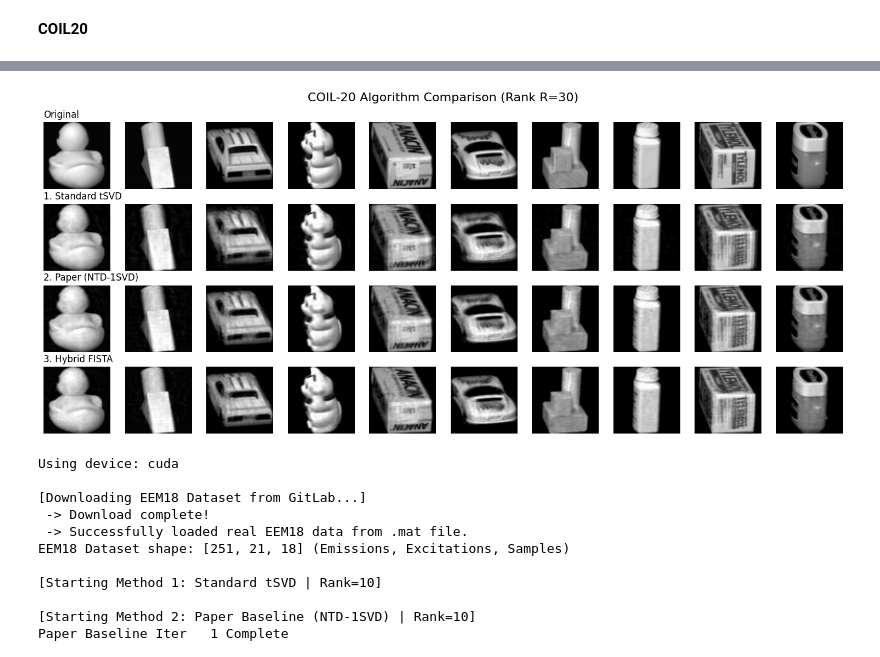
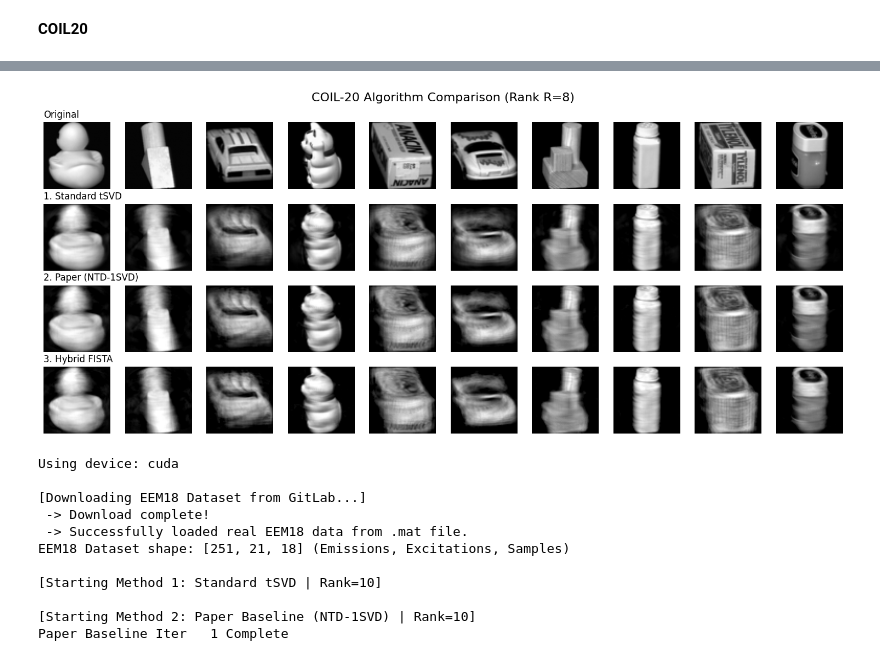
Before and after one commit to Thejuskuku/Hybrid_FISTA-RT, a Jupyter notebook: HybridFISTA-RT.ipynb, the cells around one changed output, grey strips where cells are left out. Cells and saved outputs as stored; diff of their text form; code cells hidden in the pictures.

```diff
--- a/HybridFISTA-RT.ipynb
+++ b/HybridFISTA-RT.ipynb
@@ -1799,10 +1897,10 @@ def tsvd(A):
 
 
 # ==========================================
-# 2. ALGORITHMS
+# 2. ALGORITHMS WITH CONVERGENCE CONDITIONS
 # ==========================================
 
-# METHOD 1: Standard tSVD
+# METHOD 1: Standard tSVD (One-shot matrix decomposition)
 def Standard_tSVD(M, R=30):
     print(f"\n[Starting Method 1: Standard tSVD | Rank={R}]")
     U, S, V = tsvd(M)
@@ -1810,13 +1908,19 @@ def Standard_tSVD(M, R=30):
     X = tprod(tprod(U_r, S_r), tran(V_r))
     return X
 
-# METHOD 2: NTD-1SVD (The Paper's Alternating Baseline)
-def NTD_1SVD_Paper(M, R=30, maxiters=100):
-    print(f"\n[Starting Method 2: Paper Baseline (NTD-1SVD) | Rank={R}]")
+# METHOD 2: NTD-1SVD (With Fitness Tracking & Convergence Check)
+def NTD_1SVD_Paper(M, R=30, maxiters=100, tol=1e-5):
+    print(f"\n[Starting Method 2: Paper Baseline (NTD-1SVD) | Rank={R}, tol={tol}]")
     idx0, idx1 = (M == 0), (M > 0)
     X_k = torch.zeros_like(M)
+    normM = torch.norm(M)
+
+    fit, fitold, best_fit = 0.0, 0.0, 0.0
+    best_X = torch.zeros_like(M)
 
     for iter_idx in range(1, maxiters + 1):
+        fitold = fit
+
         W = torch.zeros_like(M)
         W[idx1] = M[idx1]
         W[idx0] = torch.minimum(torch.zeros_like(X_k[idx0]), X_k[idx0])
@@ -1825,12 +1929,24 @@ def NTD_1SVD_Paper(M, R=30, maxiters=100):
         U_r, S_r, V_r = U[:, :R, :], S[:R, :R, :], V[:, :R, :]
         X_k = tprod(tprod(U_r, S_r), tran(V_r))
 
+        # Calculate reconstruction fitness signal
+        X_pos = torch.clamp(X_k, min=0)
+        fit = 1 - (torch.norm(M - X_pos) / normM)
+
+        if fit > best_fit:
+            best_fit, best_X = fit.item(), X_k.clone()
+
         if iter_idx % 20 == 0 or iter_idx == 1:
-            print(f"Paper Baseline Iter {iter_idx:3d} Complete")
+            print(f"Paper Baseline Iter {iter_idx:3d} | Fit = {fit:.4f}")
 
-    return X_k
+        # Convergence condition check
+        if iter_idx > 1 and abs(fit - fitold) < tol:
+            print(f" -> Paper Baseline converged early at iteration {iter_idx} (|Δfit| = {abs(fit - fitold):.6e} < tol = {tol})")
+            break
 
-# METHOD 3: Hybrid FISTA + Tracking (Your Optimized Method)
+    return best_X
+
+# METHOD 3: Hybrid FISTA + Tracking (Optimized with Safety Brake & Convergence Check)
 def NTD_tSVD_FISTA_Optimized(X, R=30, alpha=0.2, alpha_decay=0.90, maxiters=100, tol=1e-5):
     normX = torch.norm(X)
     XX = X.clone()
@@ -1842,10 +1958,10 @@ def NTD_tSVD_FISTA_Optimized(X, R=30, alpha=0.2, alpha_decay=0.90, maxiters=100,
     Y, M_old = M.clone(), M.clone()
     Q = torch.zeros_like(XX)
 
-    t_step, fit, best_fit = 1.0, 0, 0
+    t_step, fit, best_fit = 1.0, 0.0, 0.0
     best_P = torch.zeros_like(XX)
 
-    print(f"\n[Starting Method 3: Hybrid FISTA + Tracking | Rank={R}, alpha={alpha}]")
+    print(f"\n[Starting Method 3: Hybrid FISTA + Tracking | Rank={R}, alpha={alpha}, tol={tol}]")
 
     for iter_idx in range(1, maxiters + 1):
         fitold = fit
@@ -1861,6 +1977,7 @@ def NTD_tSVD_FISTA_Optimized(X, R=30, alpha=0.2, alpha_decay=0.90, maxiters=100,
         P_pos = torch.clamp(P, min=0)
         fit = 1 - (torch.norm(XX - P_pos) / normX)
 
+        # Safety Brake logic
         if fit < fitold and iter_idx > 1:
             M_new, Y = M_old.clone(), M_old.clone()
             t_step, beta = 1.0, 0.0
@@ -1872,12 +1989,14 @@ def NTD_tSVD_FISTA_Optimized(X, R=30, alpha=0.2, alpha_decay=0.90, maxiters=100,
             M_old, t_step = M_new.clone(), t_next
 
         if fit > best_fit:
-            best_fit, best_P = fit, P.clone()
+            best_fit, best_P = fit.item(), P.clone()
 
         if iter_idx % 20 == 0 or iter_idx == 1:
             print(f"Hybrid Iter {iter_idx:3d} | Fit = {fit:.4f}")
 
-        if abs(fitold - fit) < tol and beta > 0:
+        # Convergence condition check
+        if iter_idx > 1 and abs(fitold - fit) < tol and beta > 0:
+            print(f" -> Hybrid FISTA converged early at iteration {iter_idx} (|Δfit| = {abs(fitold - fit):.6e} < tol = {tol})")
             break
 
     return best_P
@@ -1899,10 +2018,9 @@ def plot_four_way_comparison_coil(original, recon_tsvd, recon_paper, recon_hybri
     recon_paper = recon_paper.cpu().numpy()
     recon_hybrid = recon_hybrid.cpu().numpy()
 
-    # We plot the first 10 objects out of the 20 to keep the plot readable
     num_cols = 10
     fig, axes = plt.subplots(4, num_cols, figsize=(15, 6.5))
-    fig.suptitle('COIL-20 Algorithm Comparison (Rank R=30)', fontsize=16)
+    fig.suptitle('COIL-20 Algorithm Comparison (Rank R=8)', fontsize=16)
 
     for obj_idx in range(num_cols):
         orig = original[:, sample_idx, obj_idx].reshape(img_size, img_size)
@@ -1948,8 +2066,6 @@ def load_coil20(target_size=(64, 64)):
     else:
         print("\n[COIL-20 dataset already downloaded.]")
 
-    # The dataset contains 20 objects, each with 72 poses.
-    # We resize to 64x64 to keep FFT memory requirements manageable.
     num_pixels = target_size[0] * target_size[1]
     num_poses = 72
     num_objects = 20
@@ -1961,12 +2077,10 @@ def load_coil20(target_size=(64, 64)):
         for pose_idx in range(num_poses):
             filename = os.path.join(extract_dir, f"obj{obj_idx}__{pose_idx}.png")
             if os.path.exists(filename):
-                # Load image, convert to Grayscale, and resize
                 img = Image.open(filename).convert('L').resize(target_size)
                 img_arr = np.array(img, dtype=np.float32) / 255.0
                 tensor_coil[:, pose_idx, obj_idx - 1] = torch.tensor(img_arr.flatten(), device=device)
 
-    # Normalize global max to 1
     tensor_coil = tensor_coil / torch.max(tensor_coil)
     return tensor_coil, target_size[0]
 
@@ -1978,21 +2092,22 @@ print(f"COIL-20 Dataset shape: {tensor_coil.shape} (Pixels, Poses, Objects)")
 # ==========================================
 # 5. EXECUTION & HEAD-TO-HEAD COMPARISON
 # ==========================================
-TARGET_RANK = 30
+TARGET_RANK = 8
+CONVERGENCE_TOL = 1e-4  # Shared stopping threshold: |fit(k) - fit(k-1)| < tol
 
 # Method 1
 P_recon_tsvd = Standard_tSVD(tensor_coil, R=TARGET_RANK)
 final_tsvd = torch.clamp(P_recon_tsvd, 0, 1)
 psnr_tsvd = calculate_psnr(tensor_coil, final_tsvd)
 
-# Method 2
-P_recon_paper = NTD_1SVD_Paper(tensor_coil, R=TARGET_RANK, maxiters=100)
+# Method 2 (NTD-1SVD with early exit)
+P_recon_paper = NTD_1SVD_Paper(tensor_coil, R=TARGET_RANK, maxiters=100, tol=CONVERGENCE_TOL)
 final_paper = torch.clamp(P_recon_paper, 0, 1)
 psnr_paper = calculate_psnr(tensor_coil, final_paper)
 
-# Method 3
+# Method 3 (Hybrid FISTA with early exit)
 P_recon_hybrid = NTD_tSVD_FISTA_Optimized(
-    tensor_coil, R=TARGET_RANK, alpha=0.2, alpha_decay=0.90, maxiters=100
+    tensor_coil, R=TARGET_RANK, alpha=0.2, alpha_decay=0.90, maxiters=100, tol=CONVERGENCE_TOL
 )
 final_hybrid = torch.clamp(P_recon_hybrid, 0, 1)
 psnr_hybrid = calculate_psnr(tensor_coil, final_hybrid)
@@ -2004,9 +2119,9 @@ psnr_hybrid = calculate_psnr(tensor_coil, final_hybrid)
 print("\n=======================================================")
 print(f"FINAL PSNR COMPARISON ON COIL-20 (Rank = {TARGET_RANK})")
 print("=======================================================")
-print(f"Method 1: Standard tSVD        : {psnr_tsvd:.3f} dB")
-print(f"Method 2: Paper (NTD-1SVD)     : {psnr_paper:.3f} dB")
-print(f"Method 3: Hybrid FISTA         : {psnr_hybrid:.3f} dB")
+print(f"Method 1: Standard tSVD         : {psnr_tsvd:.3f} dB")
+print(f"Method 2: Paper (NTD-1SVD)      : {psnr_paper:.3f} dB")
+print(f"Method 3: Hybrid FISTA          : {psnr_hybrid:.3f} dB")
 print("=======================================================")
 
 # Visualize Pose #15 across the first 10 objects
@@ -2034,5 +2149,5 @@ Method 3: Hybrid FISTA         : 31.474 dB
 =======================================================
-[figure, old version]
+[figure, new version]
 # %%
 import os
 import urllib.request
```
Also changed, not shown: parts of 3 cells of this notebook.
